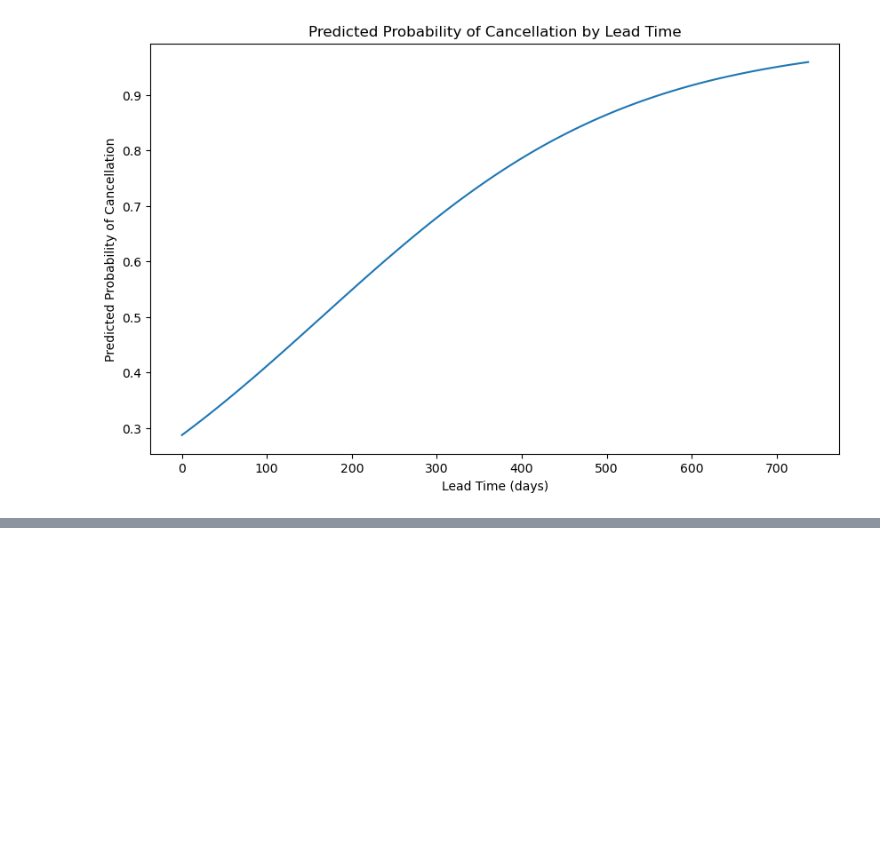
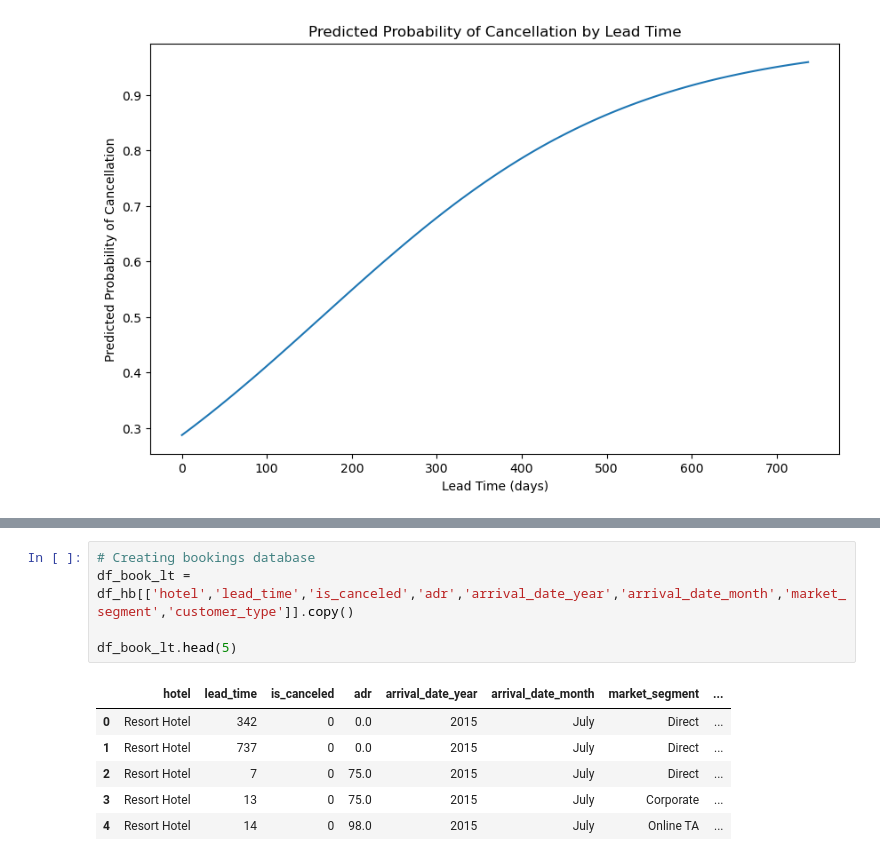
Before and after one commit to nachogalasso/da_python, a Jupyter notebook: hotel_bookings/hb_analysis.ipynb, the cells around one changed output, grey strips where cells are left out. Cells and saved outputs as stored; diff of their text form; blank space fills up the shorter version.

Commit message:
bookings lead time analysis

```diff
--- a/hotel_bookings/hb_analysis.ipynb
+++ b/hotel_bookings/hb_analysis.ipynb
@@ -598,0 +607,12 @@ plt.show()
+# %%
+# Creating bookings database
+df_book_lt = df_hb[['hotel','lead_time','is_canceled','adr','arrival_date_year','arrival_date_month','market_segment','customer_type']].copy()
+
+df_book_lt.head(5)
+# %% [output]
+|  | hotel | lead_time | is_canceled | adr | arrival_date_year | arrival_date_month | market_segment | ... |
+| 0 | Resort Hotel | 342 | 0 | 0.0 | 2015 | July | Direct | ... |
+| 1 | Resort Hotel | 737 | 0 | 0.0 | 2015 | July | Direct | ... |
+| 2 | Resort Hotel | 7 | 0 | 75.0 | 2015 | July | Direct | ... |
+| 3 | Resort Hotel | 13 | 0 | 75.0 | 2015 | July | Corporate | ... |
+| 4 | Resort Hotel | 14 | 0 | 98.0 | 2015 | July | Online TA | ... |
```
Also changed, not shown: parts of 4 cells of this notebook.
